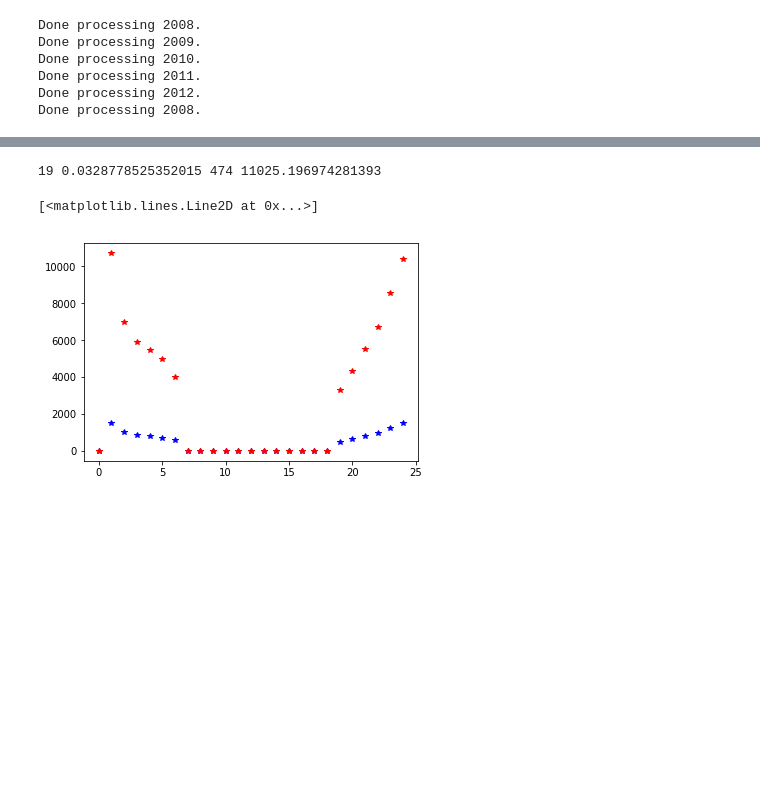
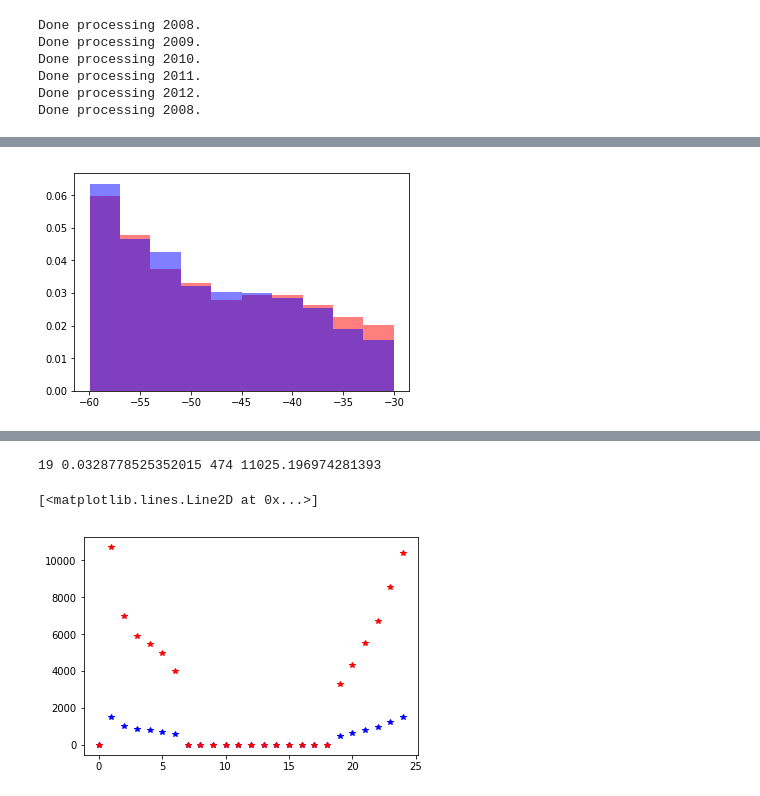
Before and after one commit to NOAA-GFDL/MDTF-diagnostics, a Jupyter notebook: diagnostics/etc_composites/remove/subset_latitudes.ipynb, the cells around one changed output, grey strips where cells are left out. Saved outputs shown, nothing was run; the diff lists cells and outputs as text; code cells hidden in the pictures; blank space fills up the shorter version.

```diff
--- a/diagnostics/etc_composites/remove/subset_latitudes.ipynb
+++ b/diagnostics/etc_composites/remove/subset_latitudes.ipynb
@@ -141,0 +170,7 @@ print(erai_obs_lon.shape)
+# %%
+plt.hist(erai_obs_lat, density=True, alpha=0.5, color='r')
+tmp = np.array(mdtf_lat)
+plt.hist(tmp[tmp<0], density=True, alpha=0.5, color='b')
+plt.show()
+# %% [output]
+[figure, added]
```
Also changed, not shown: parts of 21 cells of this notebook, 9 other files.
